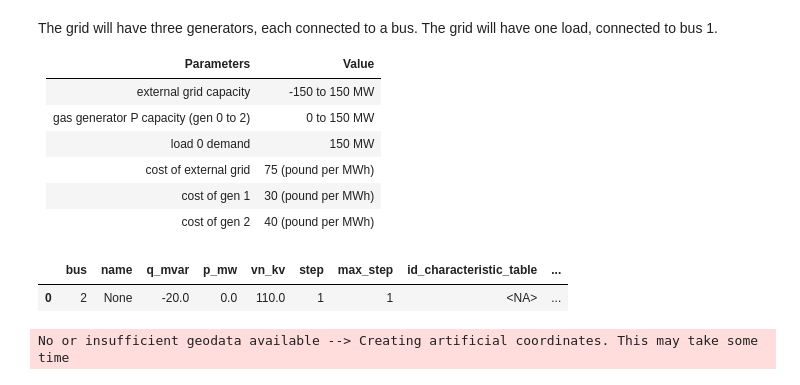
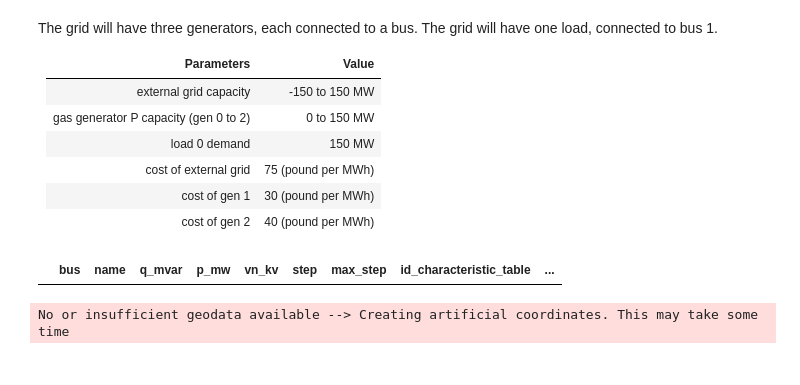
Before and after one commit to maxwang1499/SDP_OPF, a Jupyter notebook: 3_bus_model(for_debugging).ipynb, the cells around one changed output. Saved outputs shown, nothing was run; the diff lists cells and outputs as text; code cells hidden in the pictures.

```diff
--- a/3_bus_model(for_debugging).ipynb
+++ b/3_bus_model(for_debugging).ipynb
@@ -48,42 +48,41 @@ x_ohm = 0.005*Zbase
 length_km = 1  # nominal length
 min_vm_pu = 0.95
 max_vm_pu = 1.05
-shunt_q_var = -20
+shunt_q_var = 0
 
 #Convert line flow limits from MW to kA (approx)
 def mw_to_ka(p_mw, v_kv=Vbase):
     return p_mw / (v_kv * (3)**0.5)
 
 #Create the buses
 b0 = pp.create_bus(net, vn_kv=Vbase, min_vm_pu=min_vm_pu, max_vm_pu=max_vm_pu, name="Bus 0")
 b1 = pp.create_bus(net, vn_kv=Vbase, min_vm_pu=min_vm_pu, max_vm_pu=max_vm_pu, name="Bus 1")
 b2 = pp.create_bus(net, vn_kv=Vbase, min_vm_pu=min_vm_pu, max_vm_pu=max_vm_pu, name="Bus 2")
 
 # Create external grid (slack bus at Bus 0)
 ext = pp.create_ext_grid(net, bus=b0, vm_pu=1.0,  min_p_mw=-Sbase, max_p_mw=Sbase, min_q_mvar=-1/4*Sbase, max_q_mvar=Sbase,  name="Slack Bus")
 
 #Create the generators
 #gen0 = pp.create_gen(net, bus=b0, p_mw=0, min_p_mw=0, max_p_mw=0.5*Sbase, min_q_mvar=-1/4*Sbase, max_q_mvar=Sbase, name="Generator 0")
 gen1 = pp.create_gen(net, bus=b1, p_mw=0, min_p_mw=0, max_p_mw=0.5*Sbase, min_q_mvar=-1/4*Sbase, max_q_mvar=Sbase, controllable = True, name="Generator 1")
 gen2 = pp.create_gen(net, bus=b2, p_mw=0, min_p_mw=0, max_p_mw=0.5*Sbase, min_q_mvar=-1/4*Sbase, max_q_mvar=Sbase,controllable = True, name="Generator 2")
 
 # Add generator costs
 #pp.create_poly_cost(net, element=gen0, et='gen', cp1_eur_per_mw=20)
 pp.create_poly_cost(net, element=gen1, et='gen', cp1_eur_per_mw=30)
 pp.create_poly_cost(net, element=gen2, et='gen', cp1_eur_per_mw=40)
 pp.create_poly_cost(net, element=ext, et='ext_grid', cp1_eur_per_mw=75)
 
 #Create the loads
 pp.create_load(net, bus=b1, p_mw=Sbase, q_mvar=0.5*Sbase, name="L0")
 
 #Add Shunt element
-pp.create_shunt(net, bus=b2, q_mvar = shunt_q_var)
+# pp.create_shunt(net, bus=b2, q_mvar = shunt_q_var)
 
 #Show buses
 net.shunt
 # %% [output]
 |  | bus | name | q_mvar | p_mw | vn_kv | step | max_step | id_characteristic_table | ... |
-| 0 | 2 | None | -20.0 | 0.0 | 110.0 | 1 | 1 | <NA> | ... |
 # %%
 # Add lines with limits
 pp.create_line_from_parameters(net, b0, b1, length_km=1,
```
Also changed, not shown: parts of 19 cells of this notebook.
